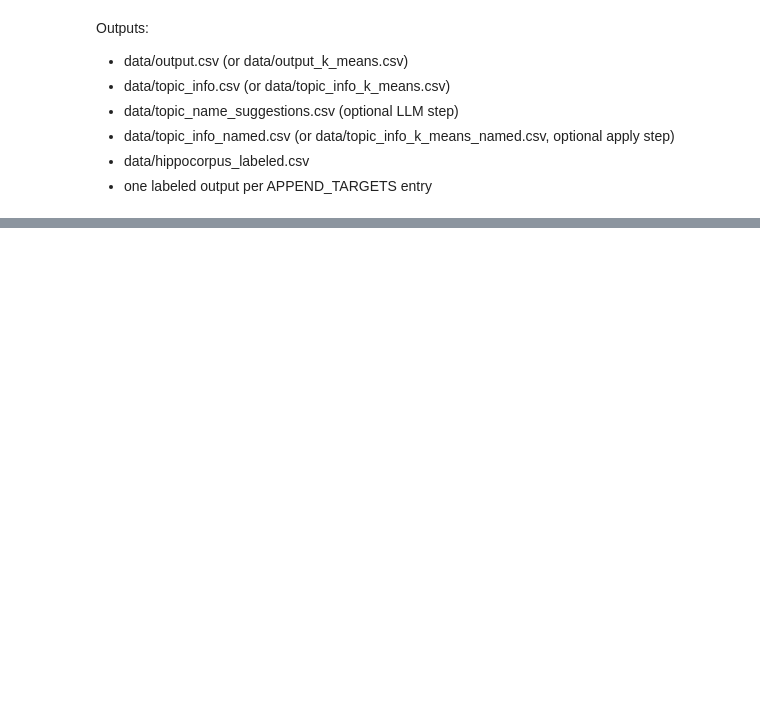
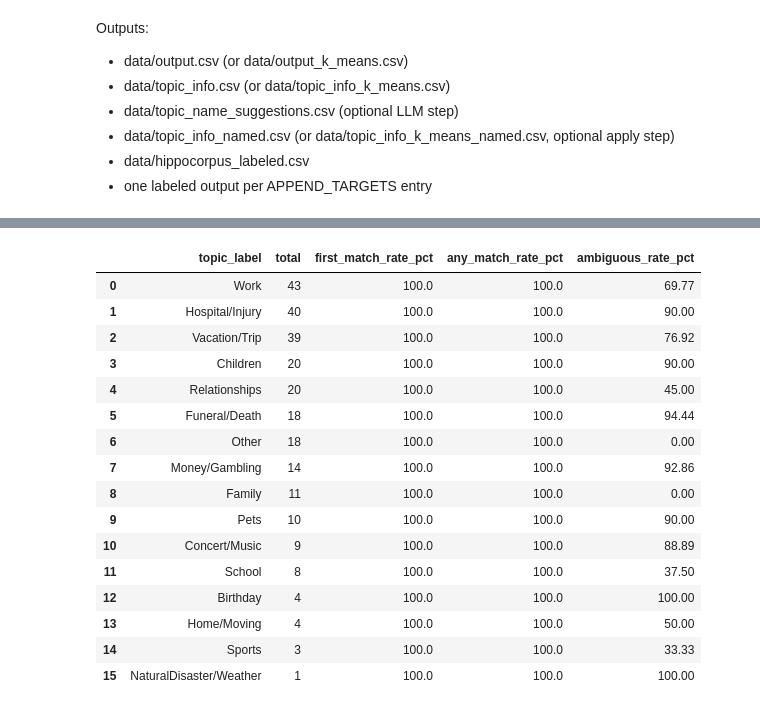
Before and after one commit to Lucca878/BERTopic, a Jupyter notebook: notebooks/topicExploration.ipynb, the cells around one changed output, grey strips where cells are left out. Drawn from its saved outputs; the diff is of its cells as text; code cells hidden in the pictures; blank space fills up the shorter version.

Commit message:
regex refinment

```diff
--- a/notebooks/topicExploration.ipynb
+++ b/notebooks/topicExploration.ipynb
@@ -389,0 +876,80 @@ Outputs:
+# %%
+# Verify assigned topic labels against current regex rules
+VERIFY_OUTPUT = TARGET_OUTPUT  # set explicitly if needed
+CHECK_ROWS = None  # set int to sample N rows for faster checks, e.g., 2000
+SHOW_ONLY_MISMATCHES = True
+MISMATCH_PREVIEW = 30
+VERIFY_TEXT_PREVIEW_WIDTH = 220
+
+verify_path = DATA_DIR / VERIFY_OUTPUT
+if not verify_path.exists():
+    raise FileNotFoundError(f'Missing file: {verify_path}')
+
+verify_df = pd.read_csv(verify_path)
+required_cols = {'topic_label', 'text'}
+missing_cols = required_cols.difference(verify_df.columns)
+if missing_cols:
+    raise ValueError(
+        f"{VERIFY_OUTPUT} is missing required columns for verification: {sorted(missing_cols)}"
+    )
+
+if CHECK_ROWS is not None and CHECK_ROWS > 0 and len(verify_df) > CHECK_ROWS:
+    verify_df = verify_df.sample(CHECK_ROWS, random_state=42).reset_index(drop=True)
+
+def matched_topics(text):
+    text_str = str(text)
+    return [label for _, label, pattern in RULES if pattern.search(text_str)]
+
+verify_df = verify_df.copy()
+verify_df['matched_topics'] = verify_df['text'].apply(matched_topics)
+verify_df['first_matched_topic'] = verify_df['matched_topics'].apply(lambda topics: topics[0] if topics else 'Other')
+verify_df['n_matched_topics'] = verify_df['matched_topics'].apply(len)
+verify_df['assigned_is_first_match'] = verify_df['topic_label'] == verify_df['first_matched_topic']
+verify_df['assigned_in_any_match'] = verify_df.apply(
+    lambda row: (row['topic_label'] in row['matched_topics']) if row['topic_label'] != 'Other' else (len(row['matched_topics']) == 0),
+    axis=1,
+ )
+verify_df['is_ambiguous'] = verify_df['n_matched_topics'] > 1
+
+summary = (
+    verify_df.groupby('topic_label', dropna=False)
+    .agg(
+        total=('topic_label', 'size'),
+        first_match_ok=('assigned_is_first_match', 'sum'),
+        any_match_ok=('assigned_in_any_match', 'sum'),
+        ambiguous_rows=('is_ambiguous', 'sum'),
+    )
+    .reset_index()
+    .sort_values('total', ascending=False)
+    .reset_index(drop=True)
+)
+summary['first_match_rate_pct'] = (summary['first_match_ok'] / summary['total'] * 100).round(2)
+summary['any_match_rate_pct'] = (summary['any_match_ok'] / summary['total'] * 100).round(2)
+summary['ambiguous_rate_pct'] = (summary['ambiguous_rows'] / summary['total'] * 100).round(2)
+
+overall_first_match_rate = verify_df['assigned_is_first_match'].mean() * 100 if len(verify_df) else 0.0
+overall_ambiguous_rate = verify_df['is_ambiguous'].mean() * 100 if len(verify_df) else 0.0
+
+print(f'Verification dataset: {VERIFY_OUTPUT} | Rows checked: {len(verify_df):,}')
+print(f'Overall first-match consistency (meaningful): {overall_first_match_rate:.2f}%')
+print(f'Overall multi-hit ambiguity: {overall_ambiguous_rate:.2f}%')
+display(summary[['topic_label', 'total', 'first_match_rate_pct', 'any_match_rate_pct', 'ambiguous_rate_pct']])
+
+to_show = verify_df[~verify_df['assigned_is_first_match']].copy()
+if SHOW_ONLY_MISMATCHES:
+    pass
+else:
+    to_show = verify_df.copy()
+
+if not to_show.empty:
+    from textwrap import shorten
+    to_show['text_preview'] = to_show['text'].astype(str).apply(
+        lambda s: shorten(s.replace('\n', ' '), width=VERIFY_TEXT_PREVIEW_WIDTH, placeholder=' ...')
+    )
+    display(
+        to_show[['topic_label', 'first_matched_topic', 'n_matched_topics', 'matched_topics', 'text_preview']]
+        .head(MISMATCH_PREVIEW)
+    )
+else:
+    print('No first-match mismatches found with current settings.')
+# %% [output]
@@ -389,0 +959,17 @@ Outputs:
+|  | topic_label | total | first_match_rate_pct | any_match_rate_pct | ambiguous_rate_pct |
+| 0 | Work | 43 | 100.0 | 100.0 | 69.77 |
+| 1 | Hospital/Injury | 40 | 100.0 | 100.0 | 90.00 |
+| 2 | Vacation/Trip | 39 | 100.0 | 100.0 | 76.92 |
+| 3 | Children | 20 | 100.0 | 100.0 | 90.00 |
+| 4 | Relationships | 20 | 100.0 | 100.0 | 45.00 |
+| 5 | Funeral/Death | 18 | 100.0 | 100.0 | 94.44 |
+| 6 | Other | 18 | 100.0 | 100.0 | 0.00 |
+| 7 | Money/Gambling | 14 | 100.0 | 100.0 | 92.86 |
+| 8 | Family | 11 | 100.0 | 100.0 | 0.00 |
+| 9 | Pets | 10 | 100.0 | 100.0 | 90.00 |
+| 10 | Concert/Music | 9 | 100.0 | 100.0 | 88.89 |
+| 11 | School | 8 | 100.0 | 100.0 | 37.50 |
+| 12 | Birthday | 4 | 100.0 | 100.0 | 100.00 |
+| 13 | Home/Moving | 4 | 100.0 | 100.0 | 50.00 |
+| 14 | Sports | 3 | 100.0 | 100.0 | 33.33 |
+| 15 | NaturalDisaster/Weather | 1 | 100.0 | 100.0 | 100.00 |
```
Also changed, not shown: parts of 10 cells of this notebook.
